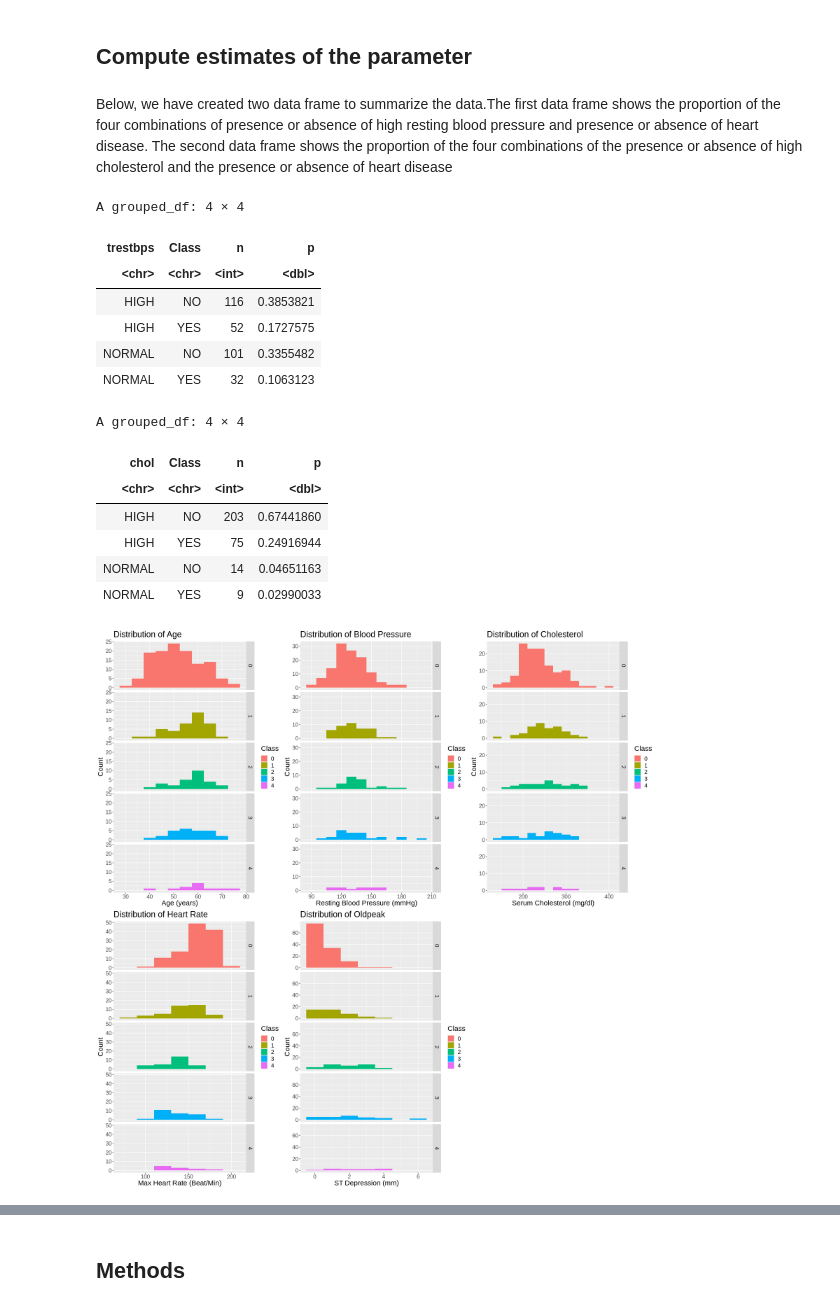
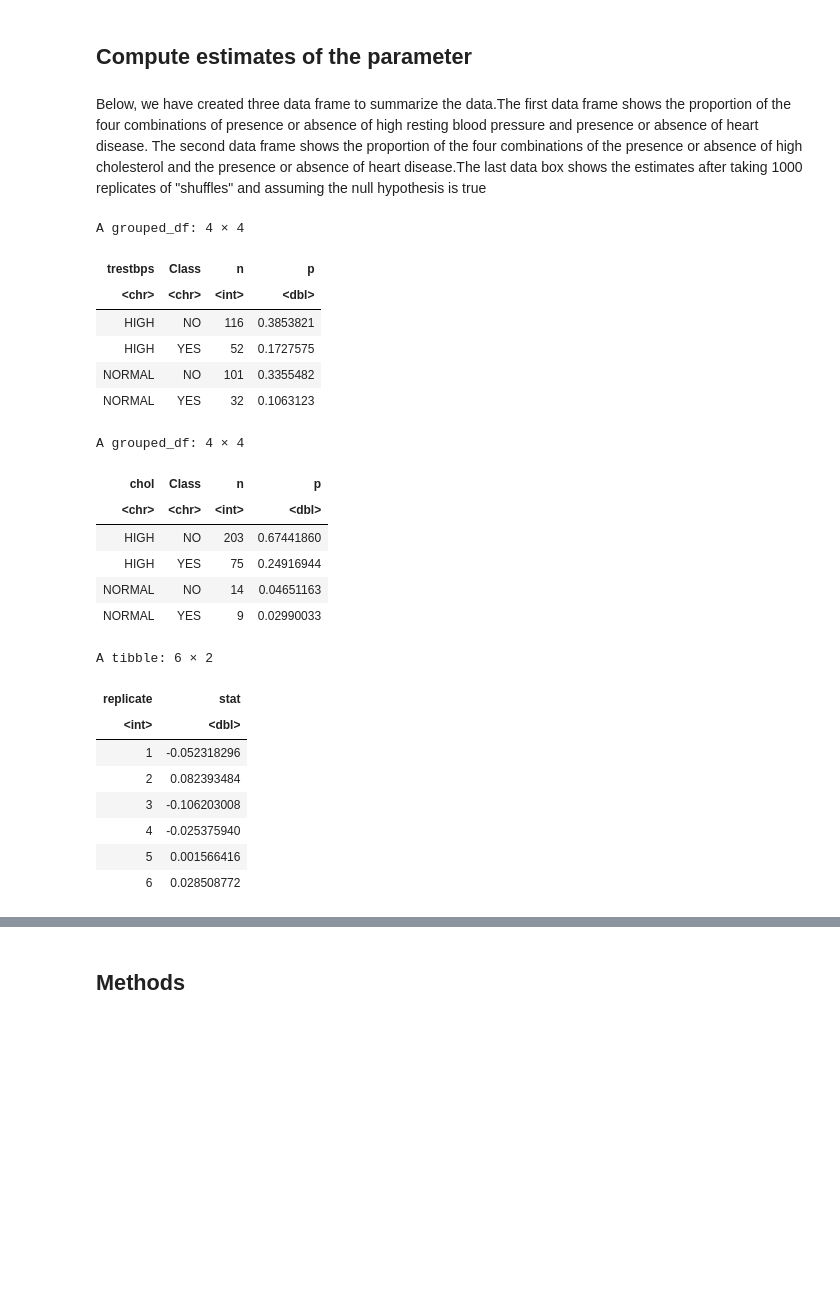
Before and after one commit to Ricky8394/STAT-201-Project, a Jupyter notebook: proposal.ipynb, the cells around one changed output, grey strips where cells are left out. Cells and saved outputs as stored; diff of their text form; code cells hidden in the pictures; blank space fills up the shorter version.

```diff
--- a/proposal.ipynb
+++ b/proposal.ipynb
@@ -148,7 +150,7 @@ ggplot(heart_data,
 # %% [markdown]
 ## Compute estimates of the parameter
 # %% [markdown]
-Below, we have created two data frame to summarize the data.The first data frame shows the proportion of the four combinations of presence or absence of high resting blood pressure and presence or absence of heart disease. The second data frame shows the proportion of the four combinations of the presence or absence of high cholesterol and the presence or absence of heart disease
+Below, we have created three data frame to summarize the data.The first data frame shows the proportion of the four combinations of presence or absence of high resting blood pressure and presence or absence of heart disease. The second data frame shows the proportion of the four combinations of the presence or absence of high cholesterol and the presence or absence of heart disease.The last data box shows the estimates after taking 1000 replicates of "shuffles" and assuming the null hypothesis is true
 # %%
 #creates a table that displays the count and percentage of each class in the training data
 heart_data_n <- heart_data %>%
@@ -158,64 +160,48 @@ pull()
 heart_data_prop_trestbps <-
     heart_data %>%
     group_by(trestbps, Class)%>%
     count() %>%
     mutate(p = n/heart_data_n)
 
 heart_data_prop_trestbps
 
 heart_data_prop_chol <-
     heart_data %>%
     group_by(chol, Class)%>%
     count() %>%
     mutate(p = n/heart_data_n)
 
 heart_data_prop_chol
+
+
+null_distribution <- heart_data %>%
+  specify(formula = Class ~ trestbps, success = "YES") %>%
+  hypothesize(null = "independence") %>%
+  generate(reps = 1000, type = "permute") %>%
+  calculate(stat = "diff in props", order = c("HIGH", "NORMAL"))
+
+head(null_distribution)
 # %% [output]
 A grouped_df: 4 × 4
 | trestbps | Class | n | p |
 | <chr> | <chr> | <int> | <dbl> |
 | HIGH | NO | 116 | 0.3853821 |
 | HIGH | YES | 52 | 0.1727575 |
 | NORMAL | NO | 101 | 0.3355482 |
 | NORMAL | YES | 32 | 0.1063123 |
 A grouped_df: 4 × 4
 | chol | Class | n | p |
 | <chr> | <chr> | <int> | <dbl> |
 | HIGH | NO | 203 | 0.67441860 |
 | HIGH | YES | 75 | 0.24916944 |
 | NORMAL | NO | 14 | 0.04651163 |
 | NORMAL | YES | 9 | 0.02990033 |
+A tibble: 6 × 2
+| replicate | stat |
+| <int> | <dbl> |
+| 1 | -0.052318296 |
+| 2 | 0.082393484 |
+| 3 | -0.106203008 |
+| 4 | -0.025375940 |
+| 5 | 0.001566416 |
+| 6 | 0.028508772 |
-# %%
-options(repr.plot.width = 20, repr.plot.height = 20)
-
-#plots for each individual predictor
-age_plot <- ggplot(heart_train, aes(x=age, fill = Class)) +
-            geom_histogram(binwidth = 5) +
-            labs(x="Age (years)",y="Count",title="Distribution of Age") +
-            theme(text = element_text(size = 18)) +
-            facet_grid(rows = vars(Class))
-trestbps_plot <- ggplot(heart_train, aes(x=trestbps, fill = Class)) +
-            geom_histogram(binwidth = 10) +
-            labs(x="Resting Blood Pressure (mmHg)",y="Count",title="Distribution of Blood Pressure") +
-            theme(text = element_text(size = 18)) +
-            facet_grid(rows = vars(Class))
-chol_plot <- ggplot(heart_train, aes(x=chol, fill = Class)) +
-            geom_histogram(binwidth = 20) +
-            labs(x="Serum Cholesterol (mg/dl)",y="Count",title="Distribution of Cholesterol") +
-            theme(text = element_text(size = 18)) +
-            facet_grid(rows = vars(Class))
-thalach_plot <- ggplot(heart_train, aes(x=thalach, fill = Class)) +
-            geom_histogram(binwidth = 20) +
-            labs(x="Max Heart Rate (Beat/Min)",y="Count",title="Distribution of Heart Rate") +
-            theme(text = element_text(size = 18)) +
-            facet_grid(rows = vars(Class))
-oldpeak_plot <- ggplot(heart_train, aes(x=oldpeak, fill = Class)) +
-            geom_histogram(binwidth = 1) +
-            labs(x="ST Depression (mm)",y="Count",title="Distribution of Oldpeak") +
-            theme(text = element_text(size = 18)) +
-            facet_grid(rows = vars(Class))
-
-#displays the 5 plots side-by-side
-grid.arrange(age_plot,trestbps_plot,chol_plot, thalach_plot,oldpeak_plot, ncol = 3)
-# %% [output]
-[figure, removed]
```
Also changed, not shown: parts of 4 cells of this notebook.
